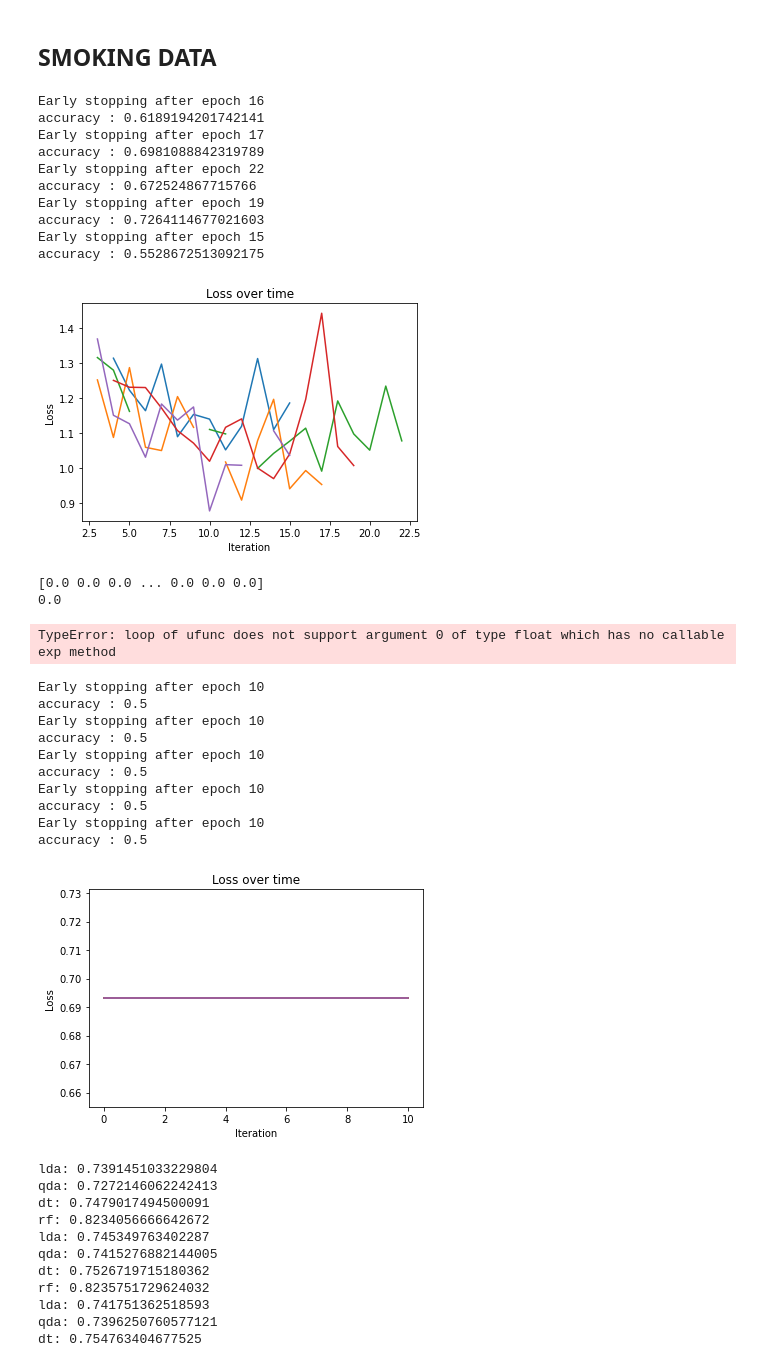
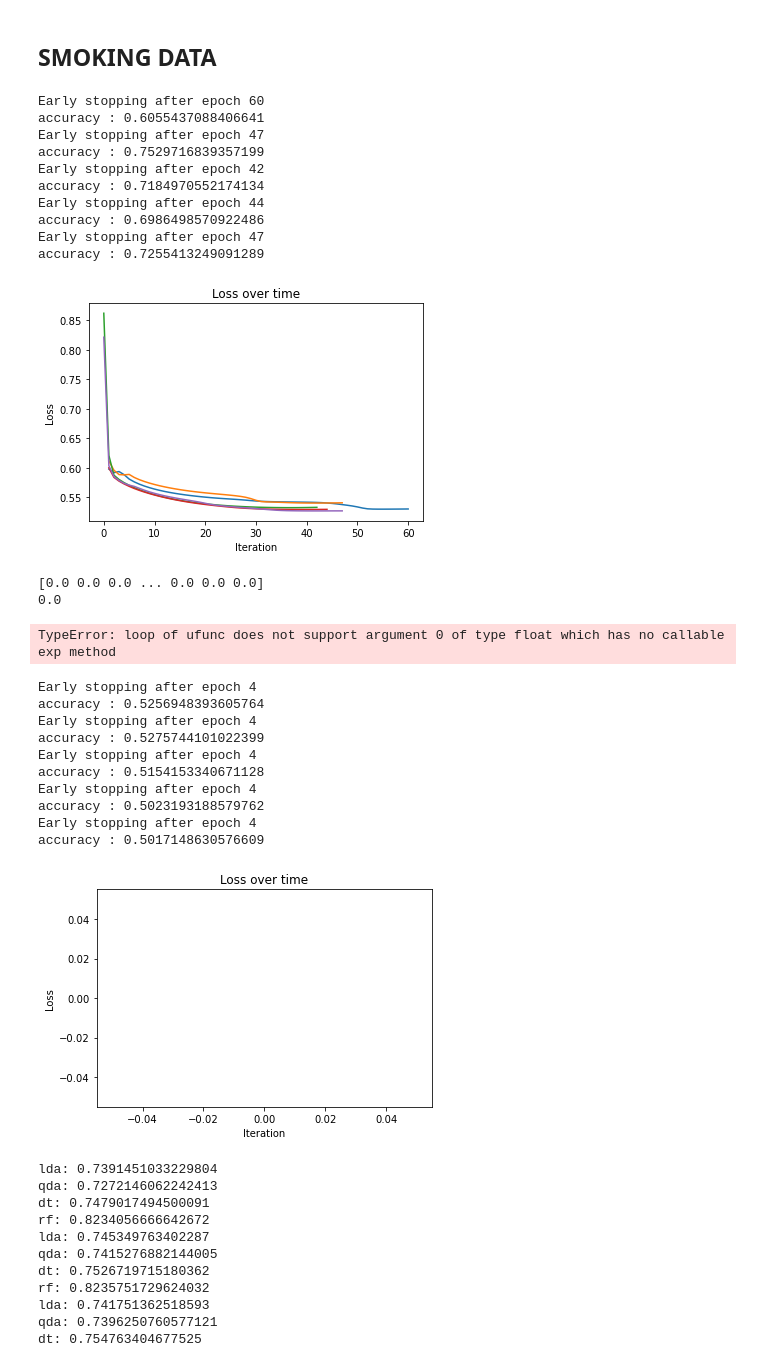
Before and after one commit to kozaka93/2024L-DSAdvancedML, a Jupyter notebook: projects/project1/group3/Narozniak_Czerwonski_Rucinski/src/my_results.ipynb, the cells around one changed output. Saved outputs shown, nothing was run; the diff lists cells and outputs as text; code cells hidden in the pictures.

```diff
--- a/projects/project1/group3/Narozniak_Czerwonski_Rucinski/src/my_results.ipynb
+++ b/projects/project1/group3/Narozniak_Czerwonski_Rucinski/src/my_results.ipynb
@@ -88,9 +88,9 @@ for seed in splitting_seeds:
     X_train, X_test, y_train, y_test = train_test_split(X, y, test_size=0.2, random_state=seed)
     X_train, X_val, y_train, y_val = train_test_split(X_train, y_train, test_size=0.2, random_state=seed)
     logistic_regression_model = LogisticRegression(input_dim=X_train.shape[1])
-    sgd_optimizer = SGD(eta=0.001)
+    sgd_optimizer = SGD(eta=0.00001)
 
-    logistic_regression_model.train(X_train, y_train, optimizer=sgd_optimizer, patience=10, epochs=500, batch_size=1, X_val=X_val, y_val=y_val)
+    logistic_regression_model.train(X_train, y_train, optimizer=sgd_optimizer, patience=10, epochs=500, batch_size=32, X_val=X_val, y_val=y_val)
     y_pred = logistic_regression_model.predict(X_test)
     sgd_accuracy.append(balanced_accuracy_score(y_test,y_pred.round()))
     print(f"accuracy : {balanced_accuracy_score(y_test,y_pred.round())}")
@@ -158,31 +156,32 @@ X[:,-1] = LabelEncoder().fit_transform(X[:,-1])
 # %%
 #ADAM
 splitting_seeds = [42, 43, 44, 45, 46]
 adam_accuracy = []
 for seed in splitting_seeds:
     X_train, X_test, y_train, y_test = train_test_split(X, y, test_size=0.2, random_state=seed)
     y_train = y_train.astype('int')
     y_test = y_test.astype('int')
+
     logistic_regression_model = LogisticRegression(input_dim=X_train.shape[1])
-    adam_optimizer = AdamOptim(eta=0.01)
+    adam_optimizer = AdamOptim(eta=0.001)
 
-    logistic_regression_model.train(X_train, y_train, optimizer=adam_optimizer, patience=5, epochs=500, batch_size=64)#, Xval=X_val, yval=y_val)
+    logistic_regression_model.train(X_train, y_train, optimizer=adam_optimizer, patience=5, epochs=500, batch_size=64)
     y_pred = logistic_regression_model.predict(X_test)
     adam_accuracy.append(balanced_accuracy_score(y_test,y_pred.round()))
     print(f"accuracy : {balanced_accuracy_score(y_test,y_pred.round())}")
     logistic_regression_model.plot_loss()
 # %% [output]
-Early stopping after epoch 16
-accuracy : 0.6189194201742141
-Early stopping after epoch 17
-accuracy : 0.6981088842319789
-Early stopping after epoch 22
-accuracy : 0.672524867715766
-Early stopping after epoch 19
-accuracy : 0.7264114677021603
-Early stopping after epoch 15
-accuracy : 0.5528672513092175
+Early stopping after epoch 60
+accuracy : 0.6055437088406641
+Early stopping after epoch 47
+accuracy : 0.7529716839357199
+Early stopping after epoch 42
+accuracy : 0.7184970552174134
+Early stopping after epoch 44
+accuracy : 0.6986498570922486
+Early stopping after epoch 47
+accuracy : 0.7255413249091289
-[figure, old version]
+[figure, new version]
 # %%
 #IRLS
 splitting_seeds = [42, 43, 44, 45, 46]
@@ -212,25 +211,25 @@ for seed in splitting_seeds:
     y_train = y_train.astype('int')
     y_test = y_test.astype('int')
     logistic_regression_model = LogisticRegression(input_dim=X_train.shape[1])
-    sgd_optimizer = SGD()
+    sgd_optimizer = SGD(eta=0.01)
 
-    logistic_regression_model.train(X_train, y_train, optimizer=sgd_optimizer, patience=10, epochs=500, batch_size=32)
+    logistic_regression_model.train(X_train, y_train, optimizer=sgd_optimizer, patience=5, epochs=500, batch_size=8)
     y_pred = logistic_regression_model.predict(X_test)
     sgd_accuracy.append(balanced_accuracy_score(y_test,y_pred.round()))
     print(f"accuracy : {balanced_accuracy_score(y_test,y_pred.round())}")
     logistic_regression_model.plot_loss()
 # %% [output]
-Early stopping after epoch 10
-accuracy : 0.5
-Early stopping after epoch 10
-accuracy : 0.5
-Early stopping after epoch 10
-accuracy : 0.5
-Early stopping after epoch 10
-accuracy : 0.5
-Early stopping after epoch 10
-accuracy : 0.5
+Early stopping after epoch 4
+accuracy : 0.5256948393605764
+Early stopping after epoch 4
+accuracy : 0.5275744101022399
+Early stopping after epoch 4
+accuracy : 0.5154153340671128
+Early stopping after epoch 4
+accuracy : 0.5023193188579762
+Early stopping after epoch 4
+accuracy : 0.5017148630576609
-[figure, old version]
+[figure, new version]
 # %%
 # Comparison Models
 from utils import fitComparisonModels
```
Also changed, not shown: parts of 5 cells of this notebook, 1 other file.
